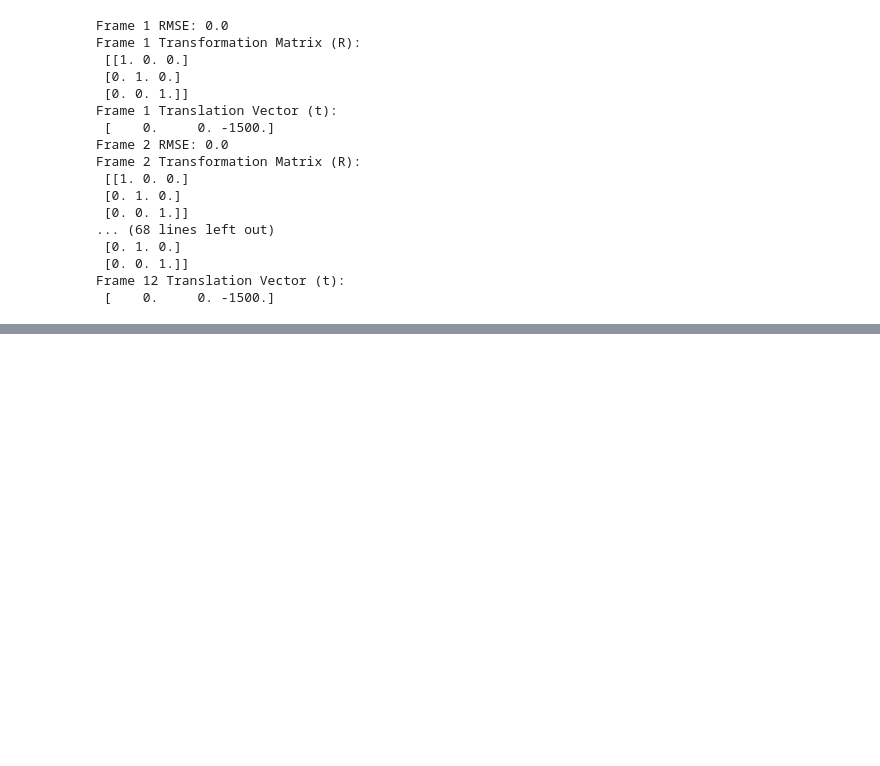
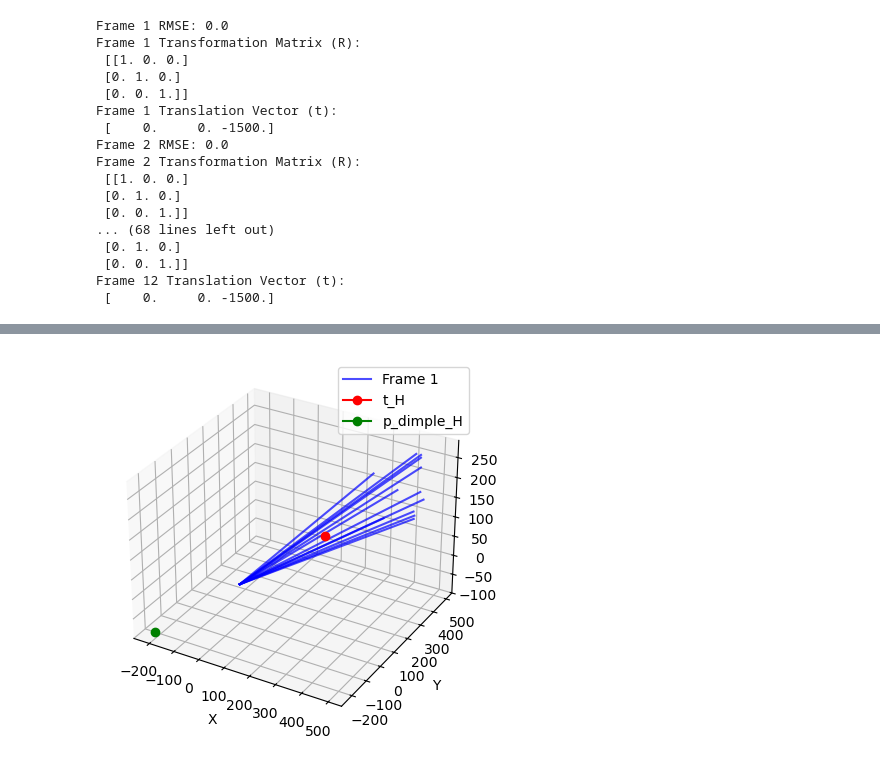
Before and after one commit to Rapuris/CIS1, a Jupyter notebook: PA1/Run dataset a.ipynb, the cells around one changed output, grey strips where cells are left out. Drawn from its saved outputs; the diff is of its cells as text; code cells hidden in the pictures; blank space fills up the shorter version.

```diff
--- a/PA1/Run dataset a.ipynb
+++ b/PA1/Run dataset a.ipynb
@@ -384,0 +411,13 @@ AttributeError: 'int' object has no attribute 'coords'
+# %%
+F_D_inv = {}
+
+for frame_num in F_D_opt_point_cloud:
+    frame_D_inv = F_D_opt_point_cloud[frame_num].inv()
+    F_D_inv[frame_num] = frame_D_inv
+
+F_DH_opt_point_cloud = LA.combine_point_cloud_frames(F_D_inv, F_H_opt_point_cloud)
+
+t_H, p_dimple_H = LA.solve_for_pointer_and_dimple(F_DH_opt_point_cloud)
+
+print(t_H)
+print(p_dimple_H)
@@ -384,0 +431,7 @@ AttributeError: 'int' object has no attribute 'coords'
+# %%
+t_H_transformed =[]
+for frame_num, frame in F_DH_opt_point_cloud.items():
+    t_H_transformed.append(frame @ LA.Vector(t_H.flatten()[0], t_H.flatten()[1], t_H.flatten()[2]))
+
+for item in t_H_transformed:
+    print(item)
@@ -384,0 +451,28 @@ AttributeError: 'int' object has no attribute 'coords'
+# %%
+H0_transformed =[]
+for frame_num, frame in F_D_inv.items():
+    H0_transformed.append(frame @ H0_vectors[frame_num - 1])
+
+
+fig = plt.figure()
+ax = fig.add_subplot(111, projection='3d')
+
+# Origin point (0, 0, 0) for all vectors
+origin = np.array([0, 0, 0])
+
+# Plot each vector from the origin to the point defined by the vector
+for idx, vec in enumerate(H0_transformed):
+    vec_array = vec.as_array()
+    ax.plot([origin[0], vec_array[0]], [origin[1], vec_array[1]], [origin[2], vec_array[2]], color='b', alpha=0.7, label=f"Frame {idx + 1}" if idx == 0 else "")
+
+ax.plot(t_H[0], t_H[1], t_H[2], marker='o', color='r', label='t_H')
+ax.plot(p_dimple_H[0], p_dimple_H[1], p_dimple_H[2], marker='o', color='g', label='p_dimple_H')
+
+ax.set_xlabel('X')
+ax.set_ylabel('Y')
+ax.set_zlabel('Z')
+
+plt.legend()
+plt.show()
+# %% [output]
+[figure, added]
```
Also changed, not shown: parts of 8 cells of this notebook, 3 other files.
